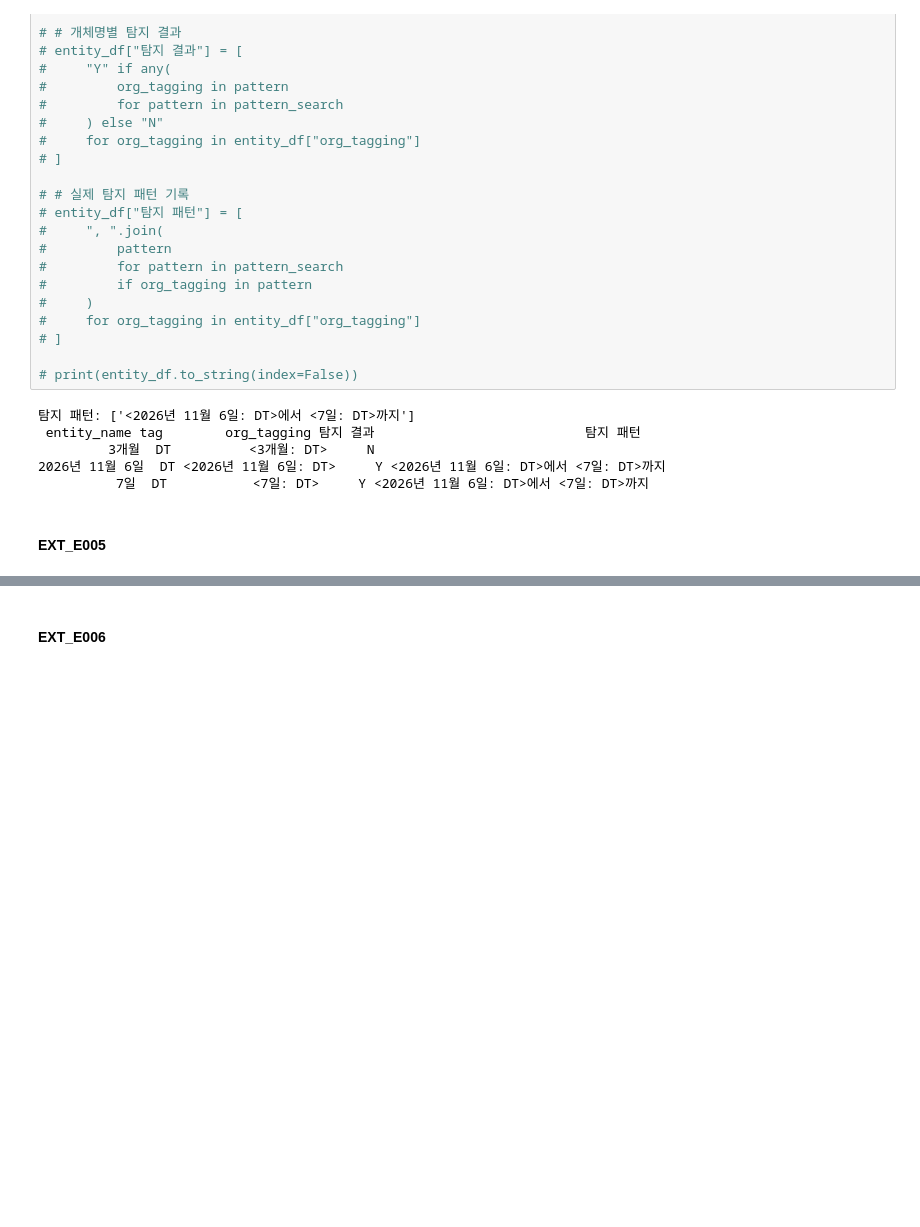
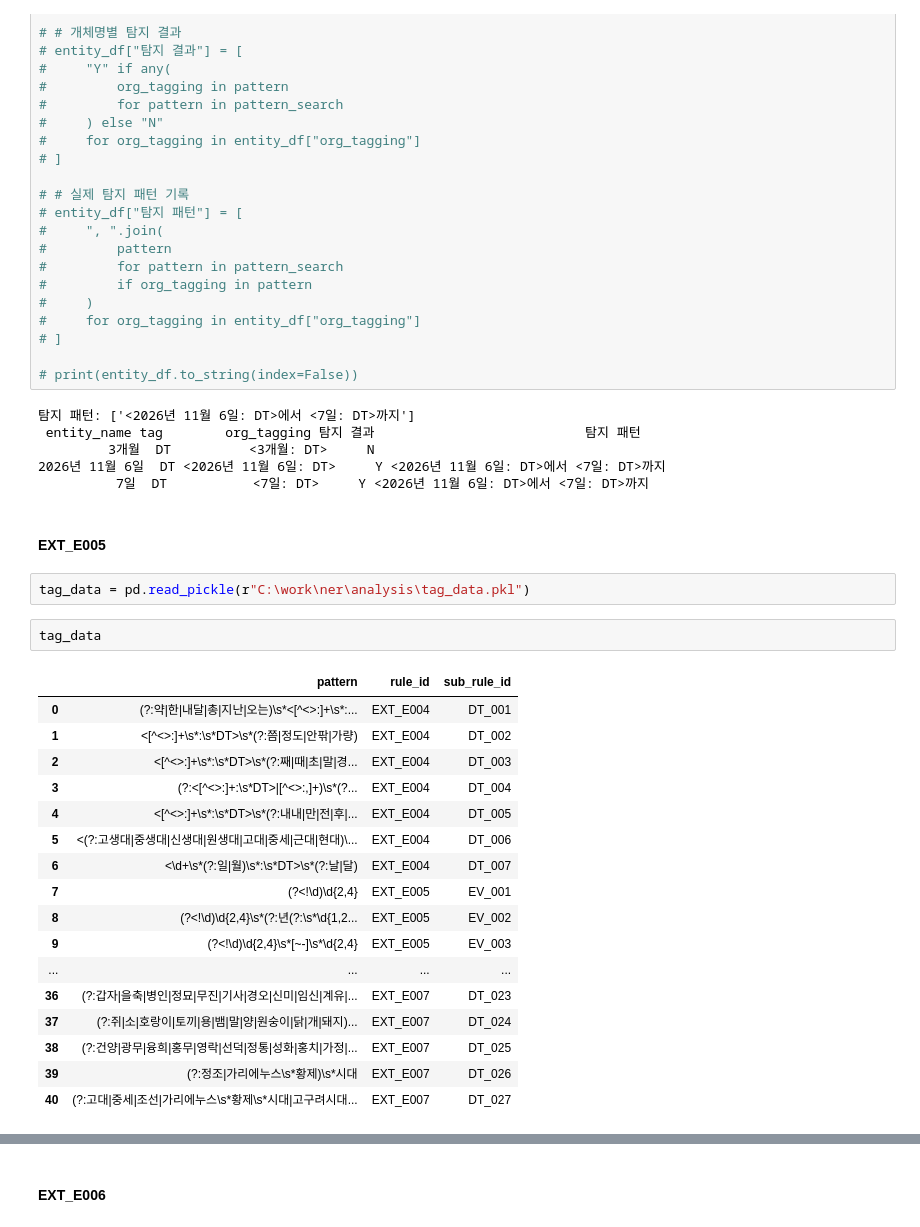
Before and after one commit to sosodoit/ner, a Jupyter notebook: src/data_processing/filter.ipynb, the cells around one changed output, grey strips where cells are left out. Saved outputs shown, nothing was run; the diff lists cells and outputs as text; blank space fills up the shorter version.

```diff
--- a/src/data_processing/filter.ipynb
+++ b/src/data_processing/filter.ipynb
@@ -676,3 +700,25 @@ entity_df
           7일  DT           <7일: DT>     Y <2026년 11월 6일: DT>에서 <7일: DT>까지
 # %% [markdown]
 #### EXT_E005
+# %%
+tag_data = pd.read_pickle(r"C:\work\ner\analysis\tag_data.pkl")
+# %%
+tag_data
+# %% [output]
+|  | pattern | rule_id | sub_rule_id |
+| 0 | (?:약|한|내달|총|지난|오는)\s*<[^<>:]+\s*:... | EXT_E004 | DT_001 |
+| 1 | <[^<>:]+\s*:\s*DT>\s*(?:쯤|정도|안팎|가량) | EXT_E004 | DT_002 |
+| 2 | <[^<>:]+\s*:\s*DT>\s*(?:째|때|초|말|경... | EXT_E004 | DT_003 |
+| 3 | (?:<[^<>:]+:\s*DT>|[^<>:,]+)\s*(?... | EXT_E004 | DT_004 |
+| 4 | <[^<>:]+\s*:\s*DT>\s*(?:내내|만|전|후|... | EXT_E004 | DT_005 |
+| 5 | <(?:고생대|중생대|신생대|원생대|고대|중세|근대|현대)\... | EXT_E004 | DT_006 |
+| 6 | <\d+\s*(?:일|월)\s*:\s*DT>\s*(?:날|달) | EXT_E004 | DT_007 |
+| 7 | (?<!\d)\d{2,4} | EXT_E005 | EV_001 |
+| 8 | (?<!\d)\d{2,4}\s*(?:년(?:\s*\d{1,2... | EXT_E005 | EV_002 |
+| 9 | (?<!\d)\d{2,4}\s*[~-]\s*\d{2,4} | EXT_E005 | EV_003 |
+| ... | ... | ... | ... |
+| 36 | (?:갑자|을축|병인|정묘|무진|기사|경오|신미|임신|계유|... | EXT_E007 | DT_023 |
+| 37 | (?:쥐|소|호랑이|토끼|용|뱀|말|양|원숭이|닭|개|돼지)... | EXT_E007 | DT_024 |
+| 38 | (?:건양|광무|융희|홍무|영락|선덕|정통|성화|홍치|가정|... | EXT_E007 | DT_025 |
+| 39 | (?:정조|가리에누스\s*황제)\s*시대 | EXT_E007 | DT_026 |
+| 40 | (?:고대|중세|조선|가리에누스\s*황제\s*시대|고구려시대... | EXT_E007 | DT_027 |
```
Also changed, not shown: parts of 31 cells of this notebook, 2 other files.
